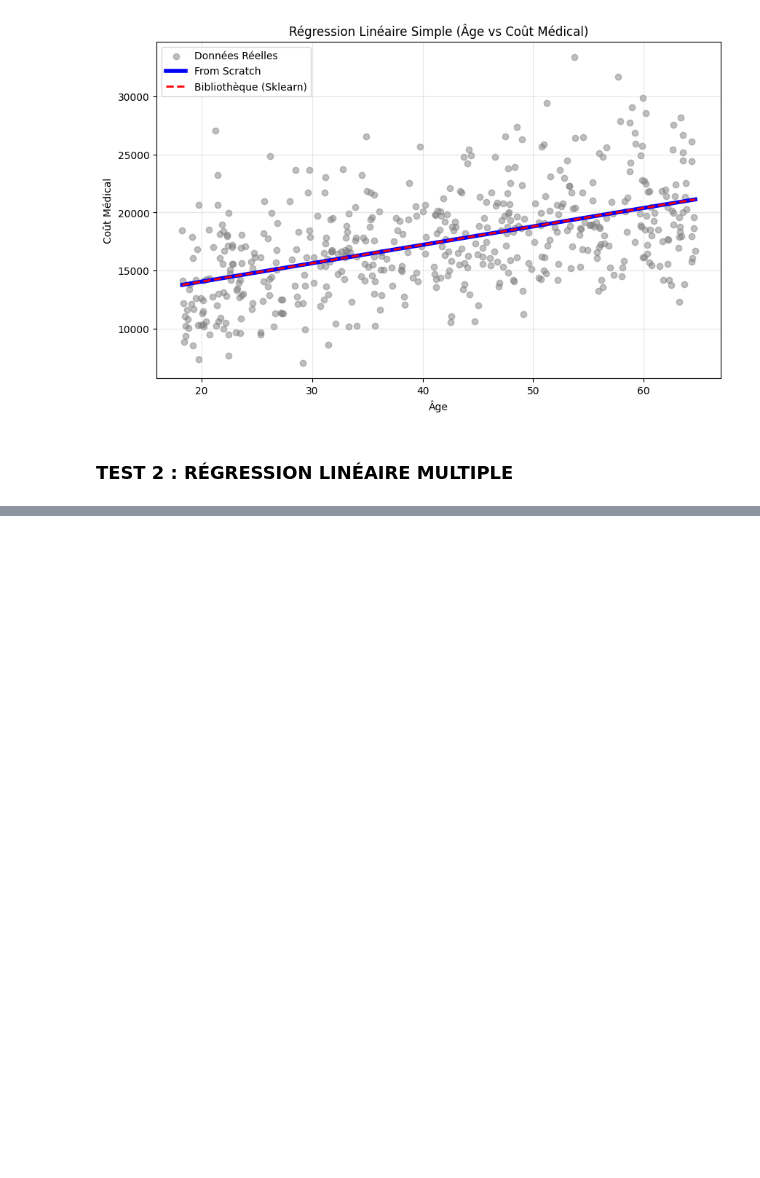
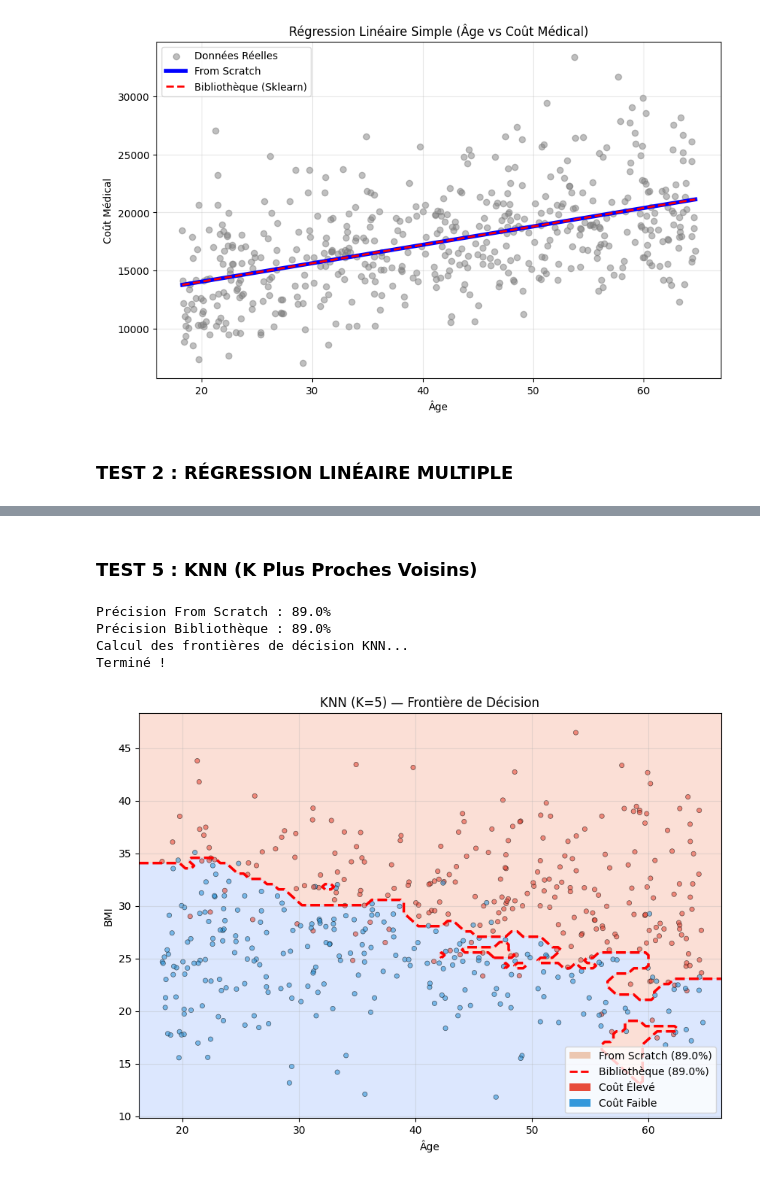
Before and after one commit to MasterGLCC/machine-learning-PunchArm255, a Jupyter notebook: regression_mnassiri.ipynb, the cells around one changed output, grey strips where cells are left out. Saved outputs shown, nothing was run; the diff lists cells and outputs as text; code cells hidden in the pictures; blank space fills up the shorter version.

```diff
--- a/regression_mnassiri.ipynb
+++ b/regression_mnassiri.ipynb
@@ -167,0 +335,55 @@ plt.show()
+# %% [markdown]
+### TEST 5 : KNN (K Plus Proches Voisins)
+# %%
+# ==========================================
+# Objectif : Classifier via les K plus proches voisins
+# ==========================================
+
+# 1. Entraînement du modèle From Scratch (K=5)
+model_knn_scratch = KNNFromScratch(k=5)
+model_knn_scratch.fit(X_train_scaled, y_train_cls)
+y_pred_knn_scratch = model_knn_scratch.predict(X_test_scaled)
+acc_knn_scratch = accuracy_score(y_test_cls, y_pred_knn_scratch)
+
+# 2. Entraînement du modèle Scikit-Learn
+model_knn_sklearn = KNeighborsClassifier(n_neighbors=5)
+model_knn_sklearn.fit(X_train_scaled, y_train_cls)
+y_pred_knn_sklearn = model_knn_sklearn.predict(X_test_scaled)
+acc_knn_sklearn = accuracy_score(y_test_cls, y_pred_knn_sklearn)
+
+print(f"Précision From Scratch : {acc_knn_scratch:.1%}")
+print(f"Précision Bibliothèque : {acc_knn_sklearn:.1%}")
+
+# 3. Calcul des frontières de décision (peut prendre quelques secondes)
+print("Calcul des frontières de décision KNN...")
+Z_knn_scratch = model_knn_scratch.predict(grid_points_scaled).reshape(xx.shape)
+Z_knn_sklearn = model_knn_sklearn.predict(grid_points_scaled).reshape(xx.shape)
+print("Terminé !")
+
+# 4. Visualisation
+plt.figure(figsize=(10, 7))
+plt.contourf(xx, yy, Z_knn_scratch, alpha=0.3, cmap='coolwarm',
+             levels=np.linspace(-0.5, 1.5, 3))
+plt.contour(xx, yy, Z_knn_sklearn, colors='red', linestyles='dashed',
+            linewidths=2.5, levels=[0.5])
+plt.scatter(X_class[:, 0], X_class[:, 1], c=class_colors,
+            edgecolors='black', s=20, alpha=0.6, linewidths=0.5)
+
+plt.title('KNN (K=5) — Frontière de Décision')
+plt.xlabel('Âge')
+plt.ylabel('BMI')
+plt.legend(handles=[
+    Patch(facecolor='#d35400', alpha=0.3, label=f'From Scratch ({acc_knn_scratch:.1%})'),
+    Line2D([0], [0], color='red', linestyle='dashed', linewidth=2,
+           label=f'Bibliothèque ({acc_knn_sklearn:.1%})'),
+    Patch(facecolor='#e74c3c', label='Coût Élevé'),
+    Patch(facecolor='#3498db', label='Coût Faible'),
+])
+plt.grid(True, alpha=0.3)
+plt.show()
+# %% [output]
+Précision From Scratch : 89.0%
+Précision Bibliothèque : 89.0%
+Calcul des frontières de décision KNN...
+Terminé !
+[figure, added]
```
Also changed, not shown: parts of 15 cells of this notebook.
